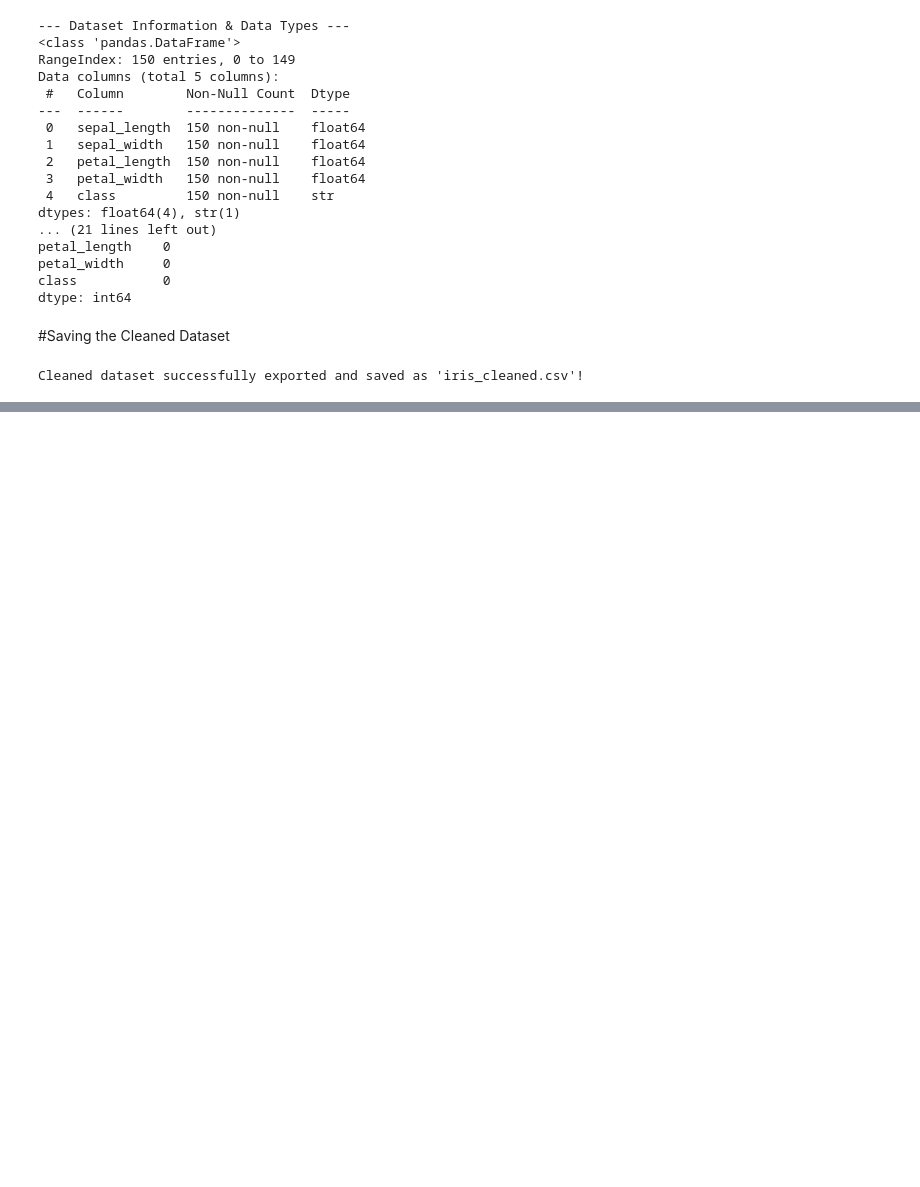
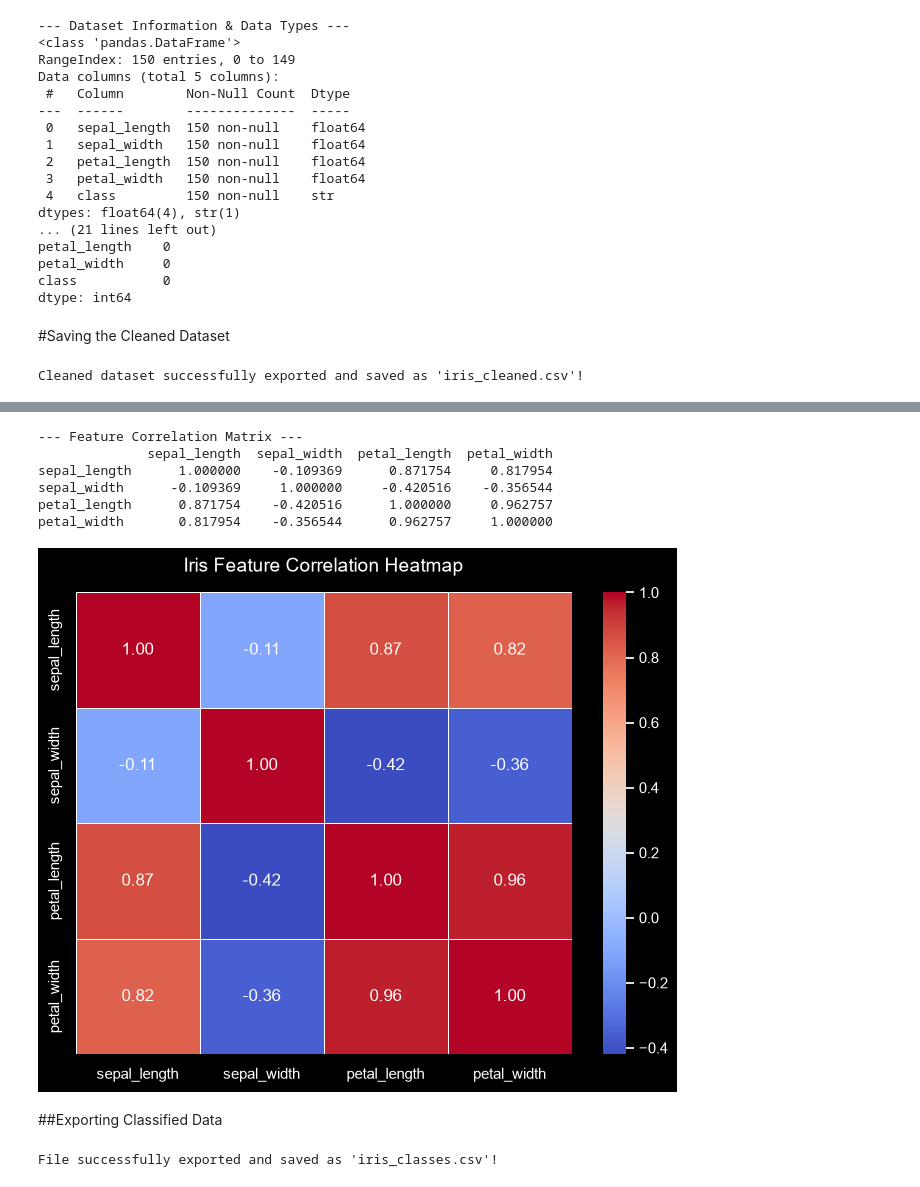
Before and after one commit to HKaurp27/iris-analysis-groupA, a Jupyter notebook: Olatunji_Iris.ipynb, the cells around one changed output, grey strips where cells are left out. Saved outputs shown, nothing was run; the diff lists cells and outputs as text; code cells hidden in the pictures; blank space fills up the shorter version.

```diff
--- a/Olatunji_Iris.ipynb
+++ b/Olatunji_Iris.ipynb
@@ -350,0 +470,41 @@ sepal_length,sepal_width,petal_length,petal_width,class
+# %%
+# Compute correlation matrix to back up your findings in the report
+correlation_matrix = df[["sepal_length", "sepal_width", "petal_length", "petal_width"]].corr()
+
+print("--- Feature Correlation Matrix ---")
+print(correlation_matrix)
+# %% [output]
+--- Feature Correlation Matrix ---
+              sepal_length  sepal_width  petal_length  petal_width
+sepal_length      1.000000    -0.109369      0.871754     0.817954
+sepal_width      -0.109369     1.000000     -0.420516    -0.356544
+petal_length      0.871754    -0.420516      1.000000     0.962757
+petal_width       0.817954    -0.356544      0.962757     1.000000
+# %%
+
+# To Set up the correlation graph size
+plt.figure(figsize=(8, 6))
+
+# Generate the heatmap
+sns.heatmap(
+    correlation_matrix,
+    annot=True,         # Show the actual correlation values inside the cells
+    cmap="coolwarm",    # Color map (coolwarm works great for correlations: blue=negative, red=positive)
+    fmt=".2f",          # Format numbers to 2 decimal places
+    linewidths=0.5,     # Add grid lines between cells
+    cbar=True           # Show the color intensity scale bar on the side
+)
+
+plt.title("Iris Feature Correlation Heatmap", fontsize=14, pad=15)
+plt.savefig("iris_correlation_heatmap.png", bbox_inches="tight")
+plt.show()
+# %% [output]
+[figure, added]
+# %% [markdown]
+##Exporting Classified Data
+# %%
+# Export to CSV
+df.to_csv("iris_classes.csv", index=False, header=True)
+print("File successfully exported and saved as 'iris_classes.csv'!")
+# %% [output]
+File successfully exported and saved as 'iris_classes.csv'!
```
Also changed, not shown: parts of 22 cells of this notebook, 2 other files.
